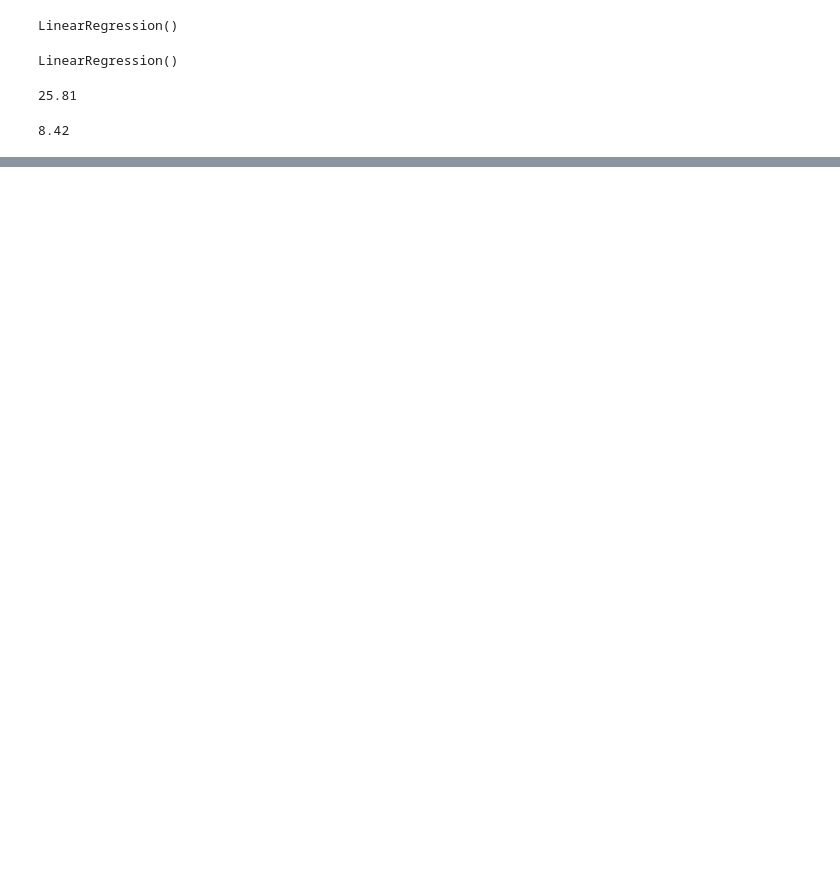
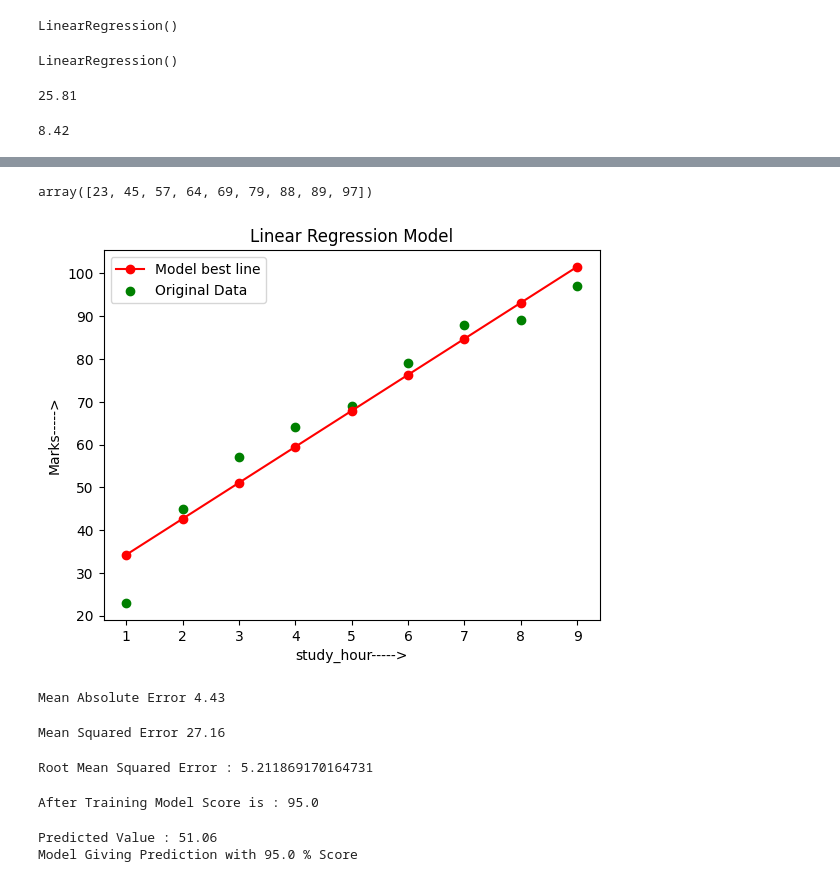
Before and after one commit to Harnoor0718/GenAI_Training, a Jupyter notebook: Day11.ipynb, the cells around one changed output, grey strips where cells are left out. Cells and saved outputs as stored; diff of their text form; code cells hidden in the pictures; blank space fills up the shorter version.

Commit message:
Linear Regression + Errors

```diff
--- a/Day10.ipynb
+++ b/Day11.ipynb
@@ -94,0 +133,5 @@ Predicted Marks : 126.81
+# %%
+# Model predicted value
+
+y_pred = model.predict(X)
+y_pred
@@ -94,0 +142,8 @@ Predicted Marks : 126.81
+# %%
+compare_df = pd.DataFrame({
+    "Actual x " : X.values.flatten(),
+    "Actual y" : y.values,
+    "Model Predicted Value" : y_pred
+})
+
+compare_df
@@ -94,0 +173,55 @@ Predicted Marks : 126.81
+# %%
+y.values
+# %% [output]
+array([23, 45, 57, 64, 69, 79, 88, 89, 97])
+# %%
+plt.plot(compare_df["Actual x "], compare_df["Model Predicted Value"], color = "r", marker = "o", label = "Model best line" )
+plt.scatter(compare_df["Actual x "], compare_df["Actual y"], color = "g", label = "Original Data")
+plt.title("Linear Regression Model")
+plt.xlabel("study_hour----->")
+plt.ylabel("Marks----->")
+plt.legend()
+plt.show()
+# %% [output]
+[figure, added]
+# %%
+MAE = (compare_df["Actual y"] - compare_df["Model Predicted Value"]).abs().mean()
+print("Mean Absolute Error", round(MAE, 2))
+# %% [output]
+Mean Absolute Error 4.43
+# %%
+MSE = ((compare_df["Actual y"] - compare_df["Model Predicted Value"]) ** 2).abs().mean()
+print("Mean Squared Error", round(MSE, 2))
+# %% [output]
+Mean Squared Error 27.16
+# %%
+import math
+RMSE = math.sqrt(MSE)
+print("Root Mean Squared Error :", RMSE)
+# %% [output]
+Root Mean Squared Error : 5.211869170164731
+# %%
+model_score = round(model.score(X, y), 2) * 100
+print("After Training Model Score is :", model_score)
+# %% [output]
+After Training Model Score is : 95.0
+# %%
+# formula apply y = mx + c
+study_hours = float(input("Enter study hours :"))
+marks = m * study_hours + c
+
+if 0 <= marks <= 100:
+    print("Predicted Value :", round(marks, 2))
+
+elif marks < 0:
+    marks = 0
+    print("Predicted Value :", round(marks, 2))
+
+else:
+    marks = 100
+    print("Predicted Value :", round(marks, 2))
+
+print(f"Model Giving Prediction with {model_score} % Score")
+# %% [output]
+Predicted Value : 51.06
+Model Giving Prediction with 95.0 % Score
```
Also changed, not shown: parts of 13 cells of this notebook.
